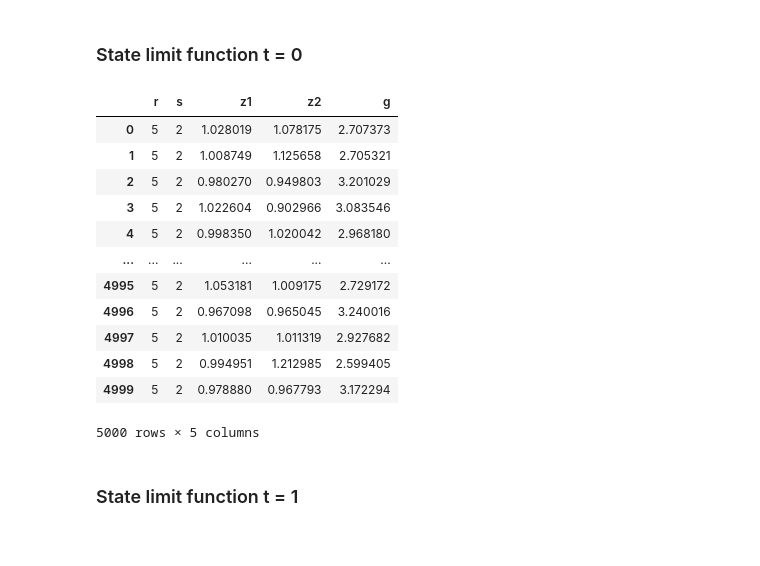
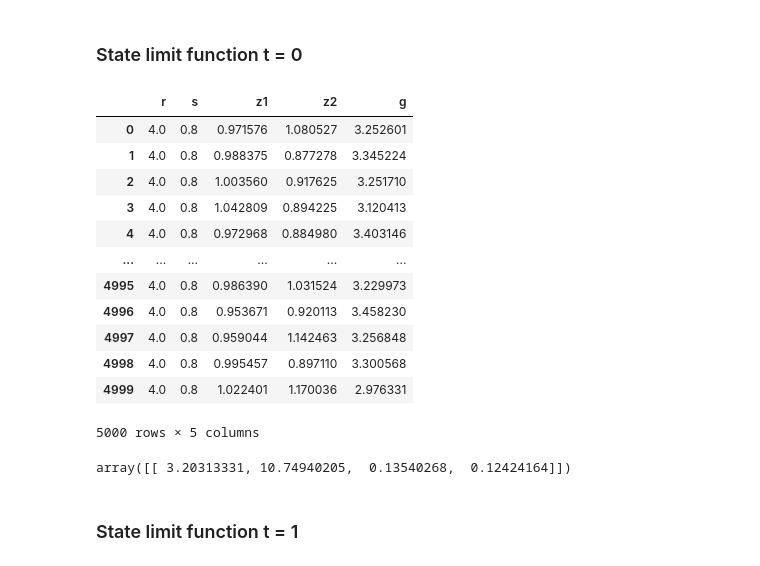
Before and after one commit to Pesquisa-UFCAT/2024-1_victor_hugo_renata_maria, a Jupyter notebook: toy_problem/charts.ipynb, the cells around one changed output. Cells and saved outputs as stored; diff of their text form; code cells hidden in the pictures.

```diff
--- a/toy_problem/charts.ipynb
+++ b/toy_problem/charts.ipynb
@@ -12,23 +12,27 @@ import numpy as np
 ### State limit function t = 0
 # %%
 n_latent_samples = 5000
-x = np.array([[5, 2]])
+x = np.array([[4, 0.8]])
 y, df = state_limit_function_time(x, n_latent_samples, t=0)
 df[0]
 # %% [output]
 |  | r | s | z1 | z2 | g |
-| 0 | 5 | 2 | 1.028019 | 1.078175 | 2.707373 |
-| 1 | 5 | 2 | 1.008749 | 1.125658 | 2.705321 |
-| 2 | 5 | 2 | 0.980270 | 0.949803 | 3.201029 |
-| 3 | 5 | 2 | 1.022604 | 0.902966 | 3.083546 |
-| 4 | 5 | 2 | 0.998350 | 1.020042 | 2.968180 |
+| 0 | 4.0 | 0.8 | 0.971576 | 1.080527 | 3.252601 |
+| 1 | 4.0 | 0.8 | 0.988375 | 0.877278 | 3.345224 |
+| 2 | 4.0 | 0.8 | 1.003560 | 0.917625 | 3.251710 |
+| 3 | 4.0 | 0.8 | 1.042809 | 0.894225 | 3.120413 |
+| 4 | 4.0 | 0.8 | 0.972968 | 0.884980 | 3.403146 |
 | ... | ... | ... | ... | ... | ... |
-| 4995 | 5 | 2 | 1.053181 | 1.009175 | 2.729172 |
-| 4996 | 5 | 2 | 0.967098 | 0.965045 | 3.240016 |
-| 4997 | 5 | 2 | 1.010035 | 1.011319 | 2.927682 |
-| 4998 | 5 | 2 | 0.994951 | 1.212985 | 2.599405 |
-| 4999 | 5 | 2 | 0.978880 | 0.967793 | 3.172294 |
+| 4995 | 4.0 | 0.8 | 0.986390 | 1.031524 | 3.229973 |
+| 4996 | 4.0 | 0.8 | 0.953671 | 0.920113 | 3.458230 |
+| 4997 | 4.0 | 0.8 | 0.959044 | 1.142463 | 3.256848 |
+| 4998 | 4.0 | 0.8 | 0.995457 | 0.897110 | 3.300568 |
+| 4999 | 4.0 | 0.8 | 1.022401 | 1.170036 | 2.976331 |
 5000 rows × 5 columns
+# %%
+y
+# %% [output]
+array([[ 3.20313331, 10.74940205,  0.13540268,  0.12424164]])
 # %%
 ratio_data_0 = df[0]
 ratio_data_0 = ratio_data_0['g'].tolist()
```
Also changed, not shown: parts of 1 cell of this notebook, 14 other files.
